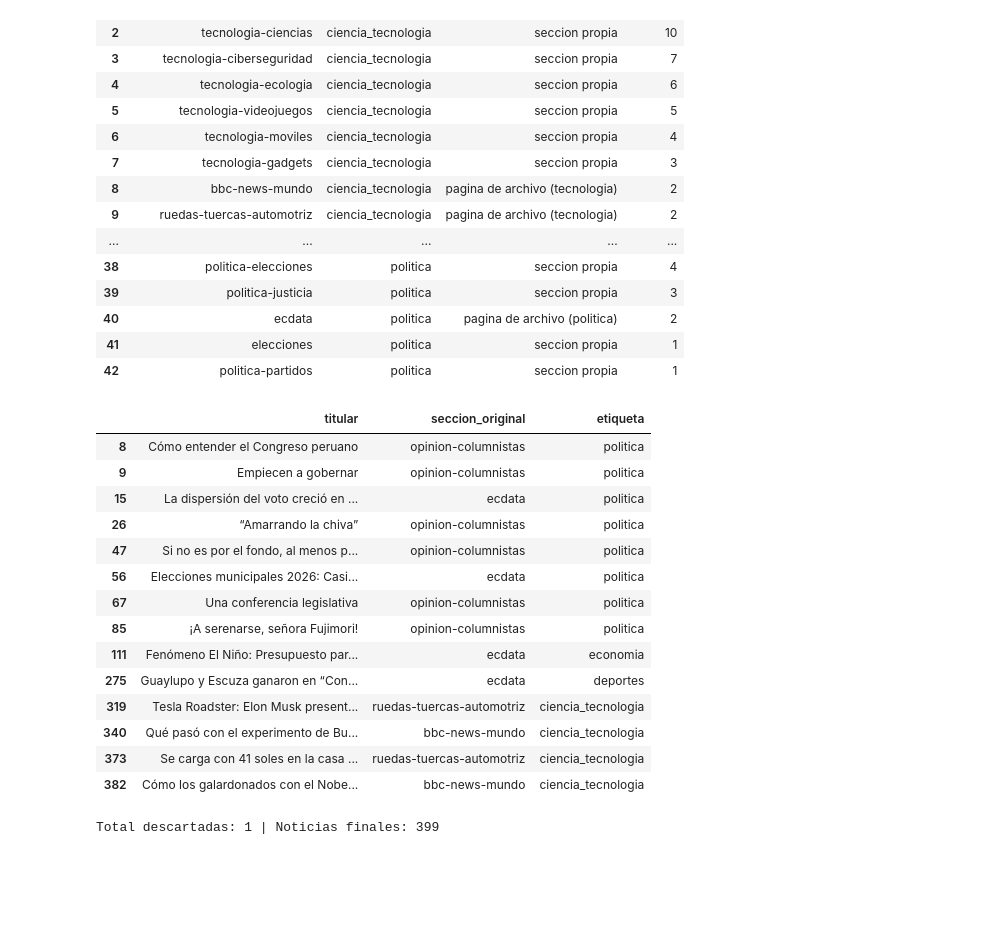
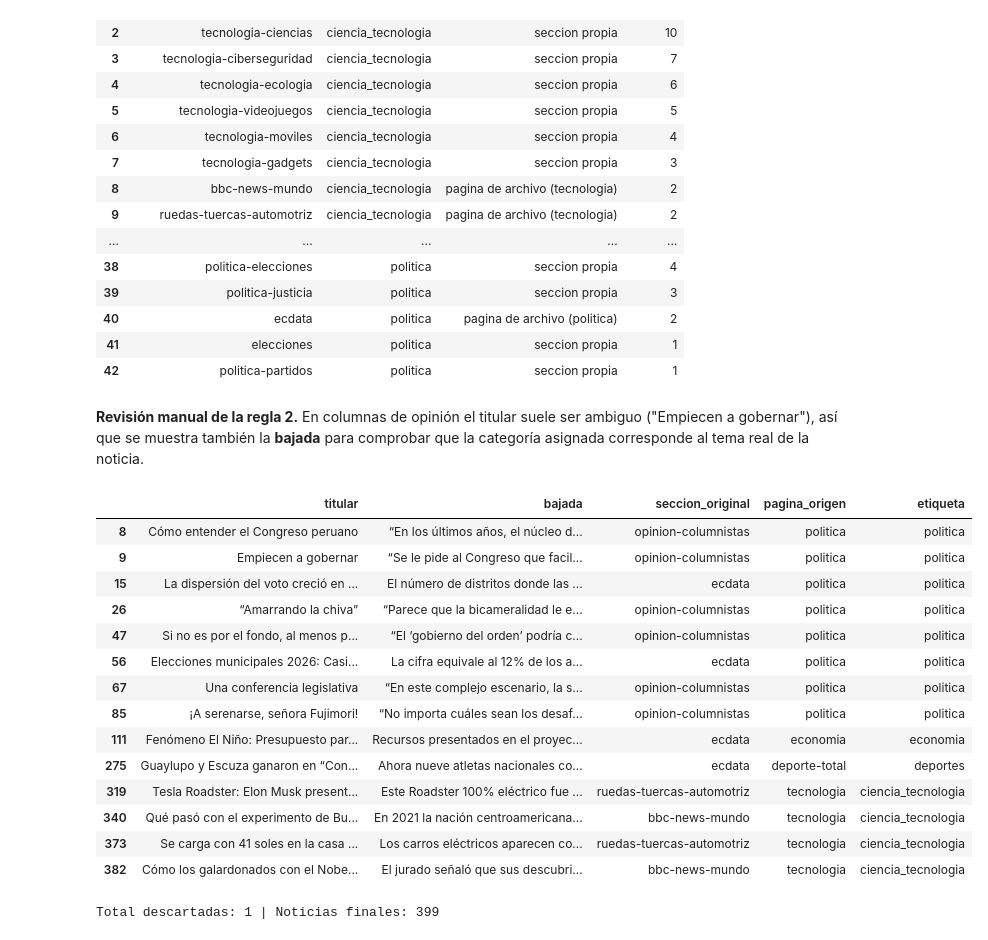
Before and after one commit to grey-d18/grey_diplomado, a Jupyter notebook: tarea_1/01_recoleccion.ipynb, the cells around one changed output. Saved outputs shown, nothing was run; the diff lists cells and outputs as text; code cells hidden in the pictures; blank space fills up the shorter version.

Commit message:
clean: revision manual de la regla 2 con bajada y pagina de origen (#1)
Co-Authored-By: Claude Opus 5.5 <noreply@anthropic.com>

```diff
--- a/tarea_1/01_recoleccion.ipynb
+++ b/tarea_1/01_recoleccion.ipynb
@@ -409,25 +409,31 @@ tabla_mapeo.reset_index(drop=True)
 | 40 | ecdata | politica | pagina de archivo (politica) | 2 |
 | 41 | elecciones | politica | seccion propia | 1 |
 | 42 | politica-partidos | politica | seccion propia | 1 |
-# %%
-# Las noticias que cambiaron de categoria por la regla 2, para revisarlas a ojo
-df[df.regla.str.startswith("pagina")][["titular", "seccion_original", "etiqueta"]]
-# %% [output]
-|  | titular | seccion_original | etiqueta |
-| 8 | Cómo entender el Congreso peruano | opinion-columnistas | politica |
-| 9 | Empiecen a gobernar | opinion-columnistas | politica |
-| 15 | La dispersión del voto creció en ... | ecdata | politica |
-| 26 | “Amarrando la chiva” | opinion-columnistas | politica |
-| 47 | Si no es por el fondo, al menos p... | opinion-columnistas | politica |
-| 56 | Elecciones municipales 2026: Casi... | ecdata | politica |
-| 67 | Una conferencia legislativa | opinion-columnistas | politica |
-| 85 | ¡A serenarse, señora Fujimori! | opinion-columnistas | politica |
-| 111 | Fenómeno El Niño: Presupuesto par... | ecdata | economia |
-| 275 | Guaylupo y Escuza ganaron en “Con... | ecdata | deportes |
-| 319 | Tesla Roadster: Elon Musk present... | ruedas-tuercas-automotriz | ciencia_tecnologia |
-| 340 | Qué pasó con el experimento de Bu... | bbc-news-mundo | ciencia_tecnologia |
-| 373 | Se carga con 41 soles en la casa ... | ruedas-tuercas-automotriz | ciencia_tecnologia |
-| 382 | Cómo los galardonados con el Nobe... | bbc-news-mundo | ciencia_tecnologia |
+# %% [markdown]
+**Revisión manual de la regla 2.** En columnas de opinión el titular suele ser ambiguo
+("Empiecen a gobernar"), así que se muestra también la **bajada** para comprobar que la
+categoría asignada corresponde al tema real de la noticia.
+# %%
+revision_regla2 = df[df.regla.str.startswith("pagina")][
+    ["titular", "bajada", "seccion_original", "pagina_origen", "etiqueta"]
+]
+revision_regla2.style.set_properties(**{"text-align": "left", "white-space": "normal"})
+# %% [output]
+|  | titular | bajada | seccion_original | pagina_origen | etiqueta |
+| 8 | Cómo entender el Congreso peruano | “En los últimos años, el núcleo d... | opinion-columnistas | politica | politica |
+| 9 | Empiecen a gobernar | “Se le pide al Congreso que facil... | opinion-columnistas | politica | politica |
+| 15 | La dispersión del voto creció en ... | El número de distritos donde las ... | ecdata | politica | politica |
+| 26 | “Amarrando la chiva” | “Parece que la bicameralidad le e... | opinion-columnistas | politica | politica |
+| 47 | Si no es por el fondo, al menos p... | “El ‘gobierno del orden’ podría c... | opinion-columnistas | politica | politica |
+| 56 | Elecciones municipales 2026: Casi... | La cifra equivale al 12% de los a... | ecdata | politica | politica |
+| 67 | Una conferencia legislativa | “En este complejo escenario, la s... | opinion-columnistas | politica | politica |
+| 85 | ¡A serenarse, señora Fujimori! | “No importa cuáles sean los desaf... | opinion-columnistas | politica | politica |
+| 111 | Fenómeno El Niño: Presupuesto par... | Recursos presentados en el proyec... | ecdata | economia | economia |
+| 275 | Guaylupo y Escuza ganaron en “Con... | Ahora nueve atletas nacionales co... | ecdata | deporte-total | deportes |
+| 319 | Tesla Roadster: Elon Musk present... | Este Roadster 100% eléctrico fue ... | ruedas-tuercas-automotriz | tecnologia | ciencia_tecnologia |
+| 340 | Qué pasó con el experimento de Bu... | En 2021 la nación centroamericana... | bbc-news-mundo | tecnologia | ciencia_tecnologia |
+| 373 | Se carga con 41 soles en la casa ... | Los carros eléctricos aparecen co... | ruedas-tuercas-automotriz | tecnologia | ciencia_tecnologia |
+| 382 | Cómo los galardonados con el Nobe... | El jurado señaló que sus descubri... | bbc-news-mundo | tecnologia | ciencia_tecnologia |
 # %%
 fuera = df[df.etiqueta.isna()]
 descartes += [(u, f"categoria no admitida ({s})") for u, s in zip(fuera.url, fuera.seccion_original)]
```
